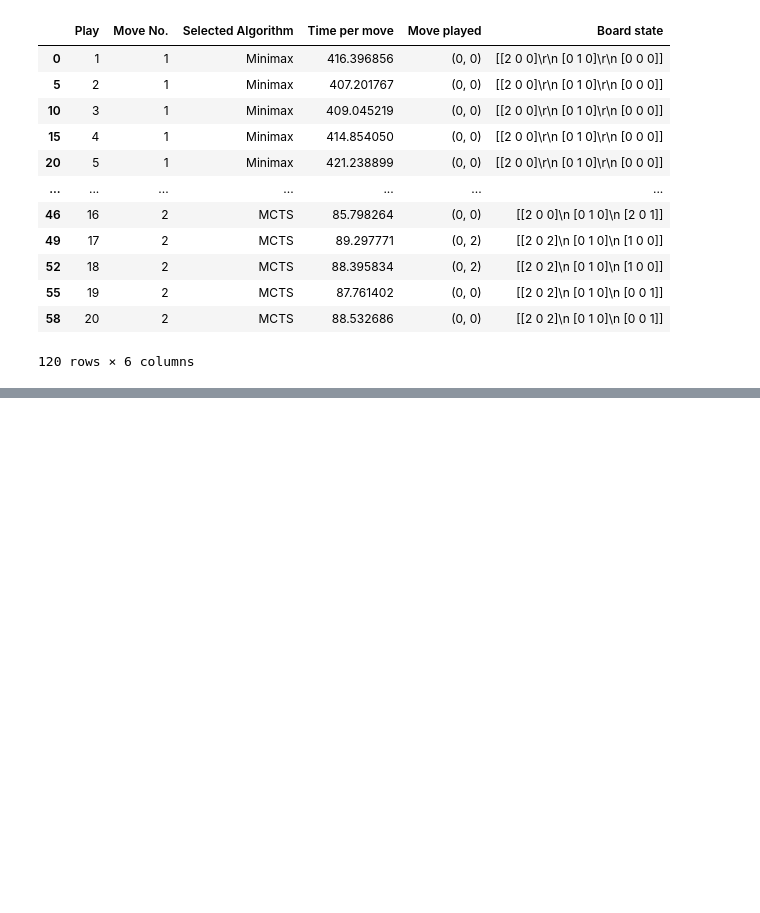
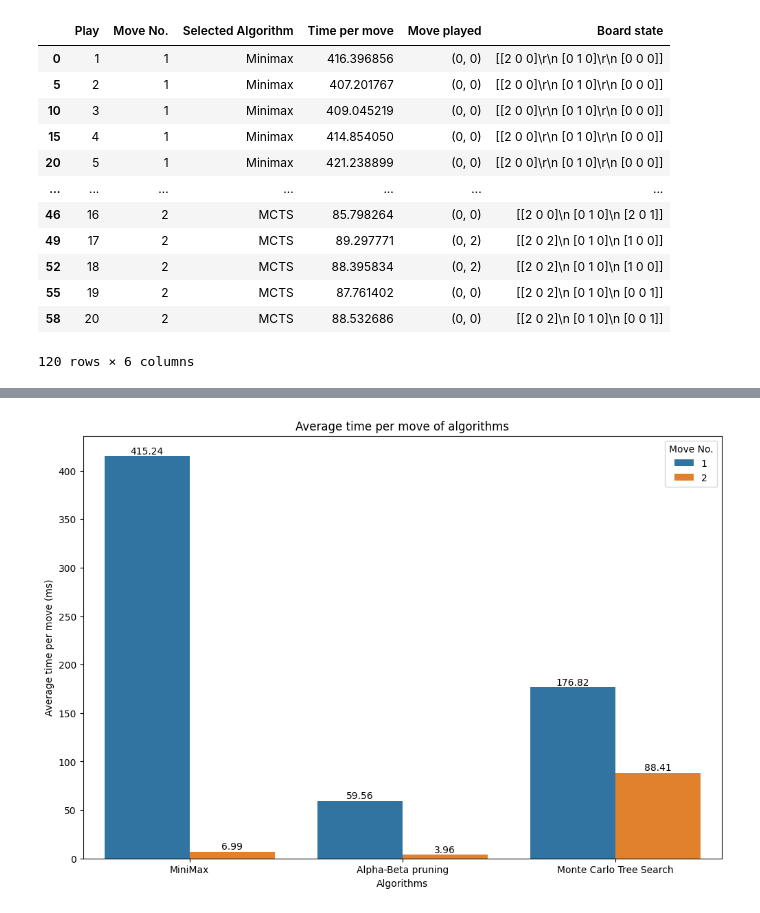
Before and after one commit to uservinhsoislearning/TicTacToeAI, a Jupyter notebook: Data/processing_data.ipynb, the cells around one changed output, grey strips where cells are left out. Drawn from its saved outputs; the diff is of its cells as text; code cells hidden in the pictures; blank space fills up the shorter version.

Commit message:
Done processing data

```diff
--- a/Data/processing_data.ipynb
+++ b/Data/processing_data.ipynb
@@ -119,0 +119,15 @@ avg_total_move =
+# %%
+avg_data = {
+    'Algorithms': ['MiniMax', 'Alpha-Beta pruning', 'Monte Carlo Tree Search']*2,
+    'Average time per move (20 plays - ms)':
+        [round(first_move[0]['Time per move'].mean(), 2),
+         round(first_move[1]['Time per move'].mean(), 2),
+         round(first_move[2]['Time per move'].mean(),2),
+         round(second_move[0]['Time per move'].mean(), 2),
+         round(second_move[1]['Time per move'].mean(), 2),
+         round(second_move[2]['Time per move'].mean(),2)],
+    'Move No.' : [1,1,1,2,2,2]
+}
+
+avg_data = pd.DataFrame(avg_data)
+avg_data
@@ -119,0 +142,16 @@ avg_total_move =
+# %%
+color = sns.color_palette('tab10')
+fig, ax = plt.subplots(1,1,figsize=(12,8))
+
+ax = sns.barplot(avg_data, x='Algorithms', y='Average time per move (20 plays - ms)', hue='Move No.', palette=color)
+for i in ax.containers:
+    ax.bar_label(i,)
+
+ax.set_xlabel('Algorithms')
+ax.set_ylabel('Average time per move (ms)')
+
+ax.set_title('Average time per move of algorithms')
+
+plt.show()
+# %% [output]
+[figure, added]
```
Also changed, not shown: parts of 4 cells of this notebook.
